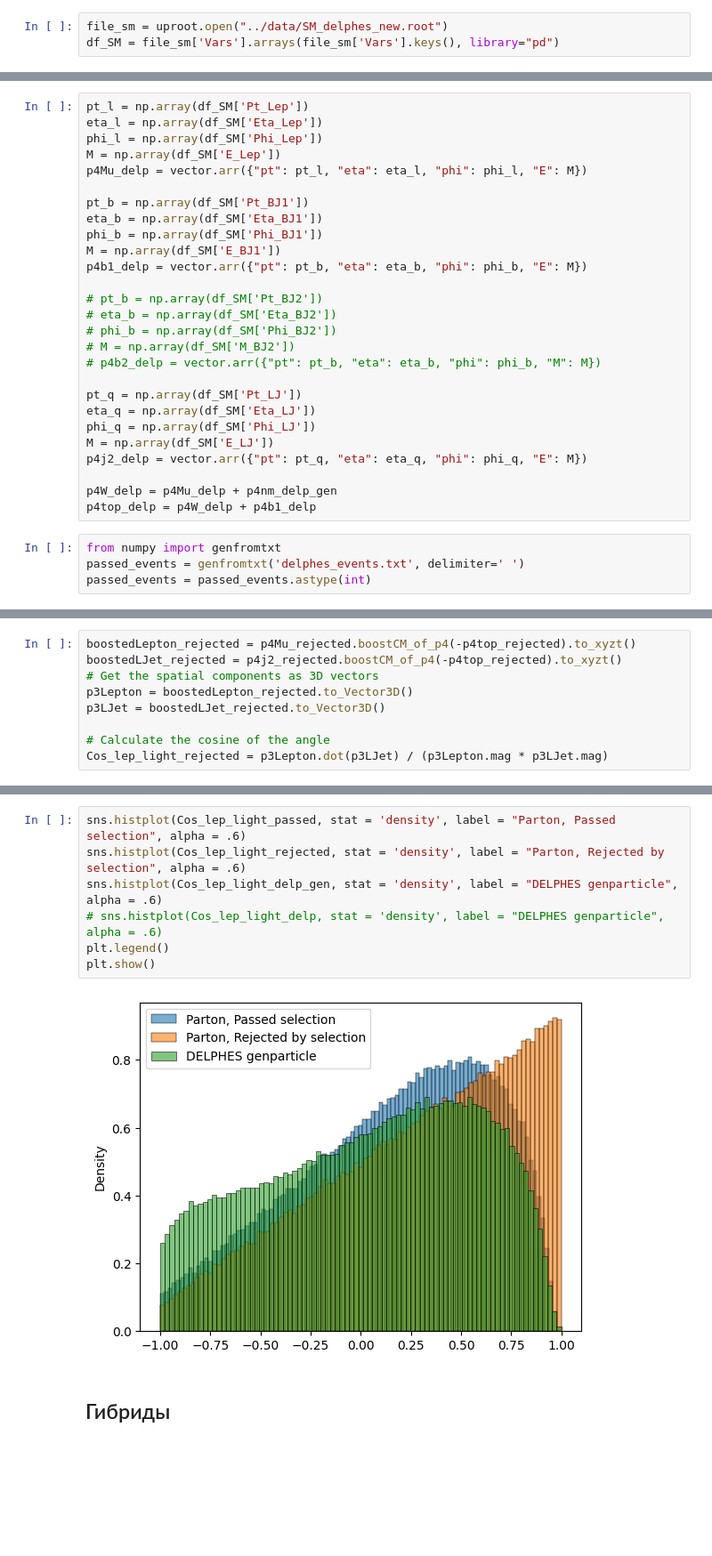
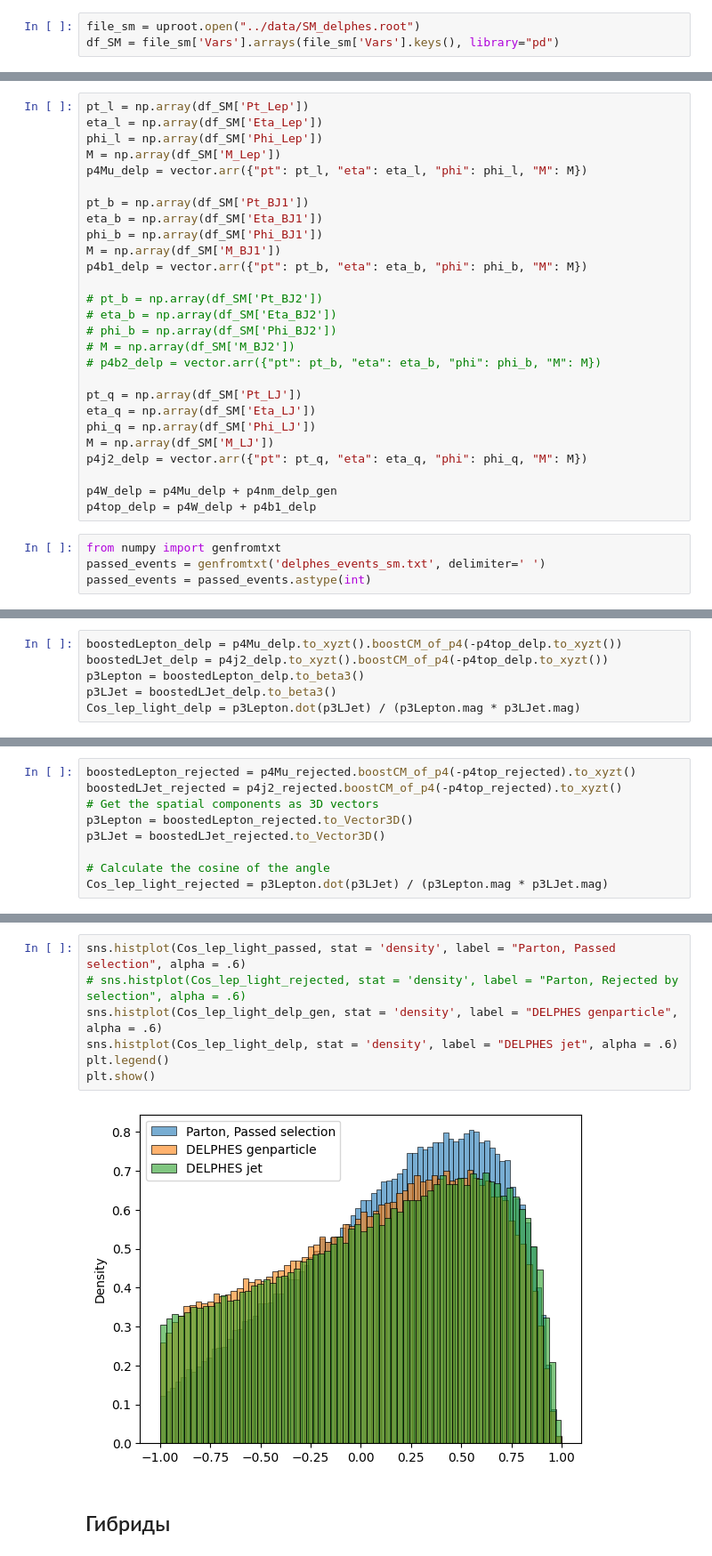
Before and after one commit to emil2001/SpinCorrs, a Jupyter notebook: notebooks/Delphes_plots.ipynb, the cells around one changed output, grey strips where cells are left out. Shown at 89% size. Saved outputs shown, nothing was run; the diff lists cells and outputs as text; blank space fills up the shorter version.

```diff
--- a/notebooks/Delphes_plots.ipynb
+++ b/notebooks/Delphes_plots.ipynb
@@ -53,7 +27,7 @@ def plot_cosine_true(test_data, name, bins = 100, alpha = 0.5):
     plt.savefig(f"../plots/delphes/Cos_DM_{name}.pdf")
     plt.show()
 # %%
-file_sm = uproot.open("../data/SM_delphes_new.root")
+file_sm = uproot.open("../data/SM_delphes.root")
 df_SM = file_sm['Vars'].arrays(file_sm['Vars'].keys(), library="pd")
 # %%
 p_nu_x = np.array(df_SM['Px_NuGen'])
@@ -139,14 +85,14 @@ plt.show()
 pt_l = np.array(df_SM['Pt_Lep'])
 eta_l = np.array(df_SM['Eta_Lep'])
 phi_l = np.array(df_SM['Phi_Lep'])
-M = np.array(df_SM['E_Lep'])
-p4Mu_delp = vector.arr({"pt": pt_l, "eta": eta_l, "phi": phi_l, "E": M})
+M = np.array(df_SM['M_Lep'])
+p4Mu_delp = vector.arr({"pt": pt_l, "eta": eta_l, "phi": phi_l, "M": M})
 
 pt_b = np.array(df_SM['Pt_BJ1'])
 eta_b = np.array(df_SM['Eta_BJ1'])
 phi_b = np.array(df_SM['Phi_BJ1'])
-M = np.array(df_SM['E_BJ1'])
-p4b1_delp = vector.arr({"pt": pt_b, "eta": eta_b, "phi": phi_b, "E": M})
+M = np.array(df_SM['M_BJ1'])
+p4b1_delp = vector.arr({"pt": pt_b, "eta": eta_b, "phi": phi_b, "M": M})
 
 # pt_b = np.array(df_SM['Pt_BJ2'])
 # eta_b = np.array(df_SM['Eta_BJ2'])
@@ -157,14 +103,14 @@ p4b1_delp = vector.arr({"pt": pt_b, "eta": eta_b, "phi": phi_b, "E": M})
 pt_q = np.array(df_SM['Pt_LJ'])
 eta_q = np.array(df_SM['Eta_LJ'])
 phi_q = np.array(df_SM['Phi_LJ'])
-M = np.array(df_SM['E_LJ'])
-p4j2_delp = vector.arr({"pt": pt_q, "eta": eta_q, "phi": phi_q, "E": M})
+M = np.array(df_SM['M_LJ'])
+p4j2_delp = vector.arr({"pt": pt_q, "eta": eta_q, "phi": phi_q, "M": M})
 
 p4W_delp = p4Mu_delp + p4nm_delp_gen
 p4top_delp = p4W_delp + p4b1_delp
 # %%
 from numpy import genfromtxt
-passed_events = genfromtxt('delphes_events.txt', delimiter=' ')
+passed_events = genfromtxt('delphes_events_sm.txt', delimiter=' ')
 passed_events = passed_events.astype(int)
 # %%
 file_sm = uproot.open("../data/SM.root")
@@ -226,6 +172,12 @@ p3LJet = boostedLJet_delp_gen.to_beta3()
 
 # Calculate the cosine of the angle
 Cos_lep_light_delp_gen = p3Lepton.dot(p3LJet) / (p3Lepton.mag * p3LJet.mag)
+# %%
+boostedLepton_delp = p4Mu_delp.to_xyzt().boostCM_of_p4(-p4top_delp.to_xyzt())
+boostedLJet_delp = p4j2_delp.to_xyzt().boostCM_of_p4(-p4top_delp.to_xyzt())
+p3Lepton = boostedLepton_delp.to_beta3()
+p3LJet = boostedLJet_delp.to_beta3()
+Cos_lep_light_delp = p3Lepton.dot(p3LJet) / (p3Lepton.mag * p3LJet.mag)
 # %%
 sns.histplot(boostedLepton_gen.pz, stat = 'density', binrange = [-300,300], label = "True gen", alpha = .5)
 sns.histplot(boostedLepton_delp_gen.pz, stat = 'density', binrange = [-300,300], label = "DELPHES genparticle", alpha = .5)
@@ -338,12 +290,12 @@ plt.show()
 # %%
 sns.histplot(Cos_lep_light_passed, stat = 'density', label = "Parton, Passed selection", alpha = .6)
-sns.histplot(Cos_lep_light_rejected, stat = 'density', label = "Parton, Rejected by selection", alpha = .6)
+# sns.histplot(Cos_lep_light_rejected, stat = 'density', label = "Parton, Rejected by selection", alpha = .6)
 sns.histplot(Cos_lep_light_delp_gen, stat = 'density', label = "DELPHES genparticle", alpha = .6)
-# sns.histplot(Cos_lep_light_delp, stat = 'density', label = "DELPHES genparticle", alpha = .6)
+sns.histplot(Cos_lep_light_delp, stat = 'density', label = "DELPHES jet", alpha = .6)
 plt.legend()
 plt.show()
 # %% [output]
-[figure, old version]
+[figure, new version]
 # %% [markdown]
 ## Гибриды
 # %%
```
Also changed, not shown: parts of 36 cells of this notebook, 40 other files.
